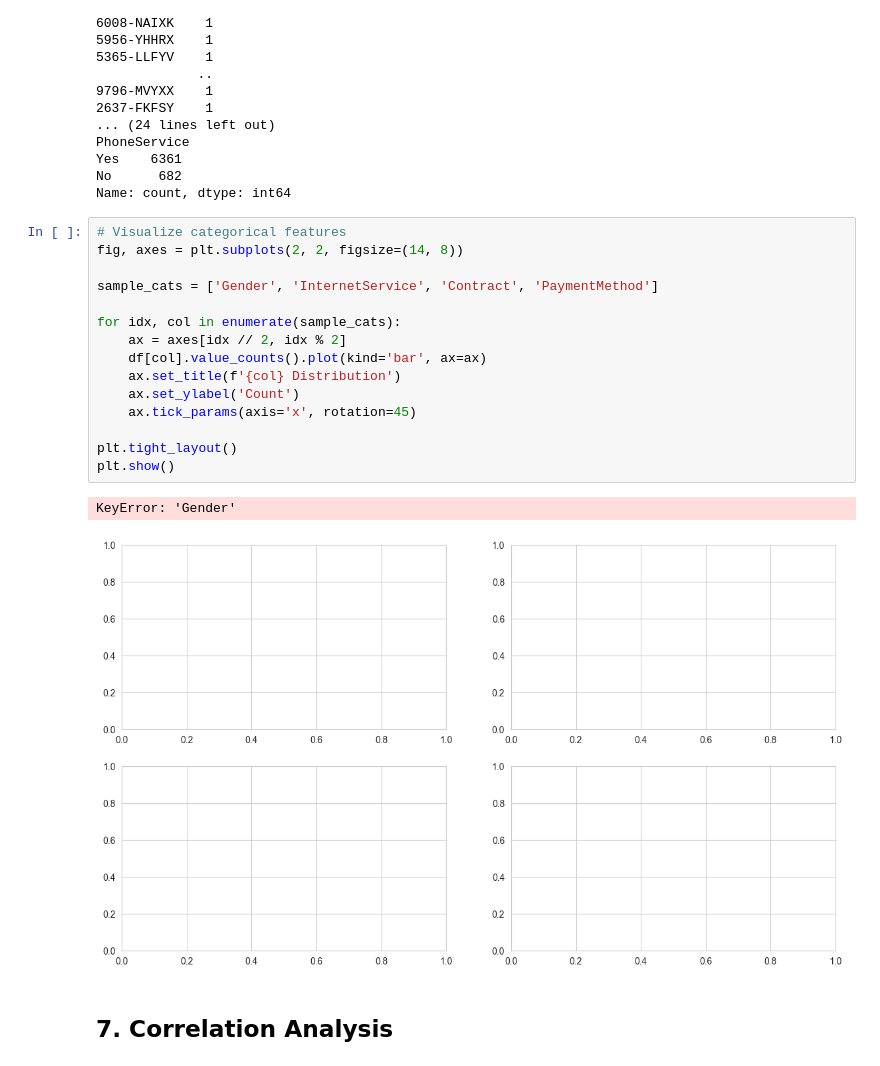
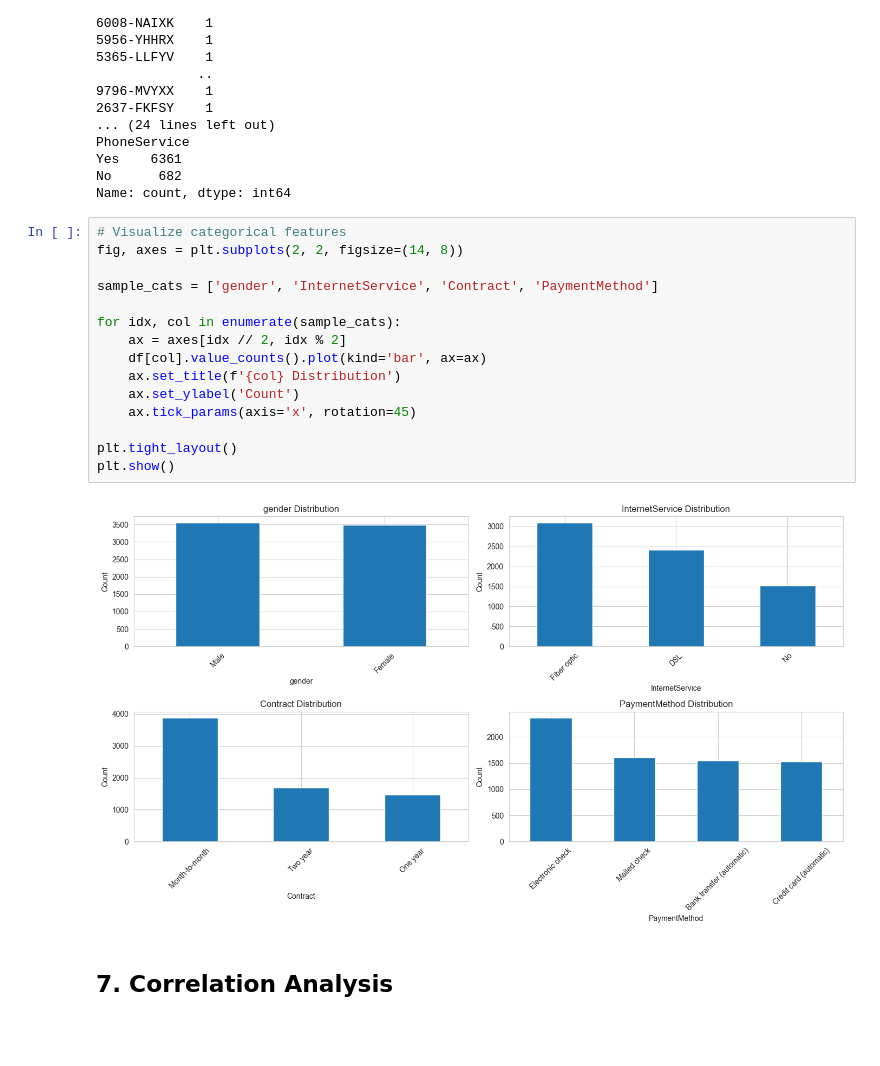
Before and after one commit to r0hansng/customer-churn-prediction, a Jupyter notebook: notebooks/eda.ipynb, the cells around one changed output. Drawn from its saved outputs; the diff is of its cells as text; blank space fills up the shorter version.

```diff
--- a/notebooks/eda.ipynb
+++ b/notebooks/eda.ipynb
@@ -180,21 +180,20 @@ Name: count, dtype: int64
 # %%
 # Visualize categorical features
 fig, axes = plt.subplots(2, 2, figsize=(14, 8))
 
-sample_cats = ['Gender', 'InternetService', 'Contract', 'PaymentMethod']
+sample_cats = ['gender', 'InternetService', 'Contract', 'PaymentMethod']
 
 for idx, col in enumerate(sample_cats):
     ax = axes[idx // 2, idx % 2]
     df[col].value_counts().plot(kind='bar', ax=ax)
     ax.set_title(f'{col} Distribution')
     ax.set_ylabel('Count')
     ax.tick_params(axis='x', rotation=45)
 
 plt.tight_layout()
 plt.show()
 # %% [output]
-KeyError: 'Gender'
-[figure, old version]
+[figure, new version]
 # %% [markdown]
 ## 7. Correlation Analysis
 # %%
```
Also changed, not shown: parts of 4 cells of this notebook, 3 other files.
